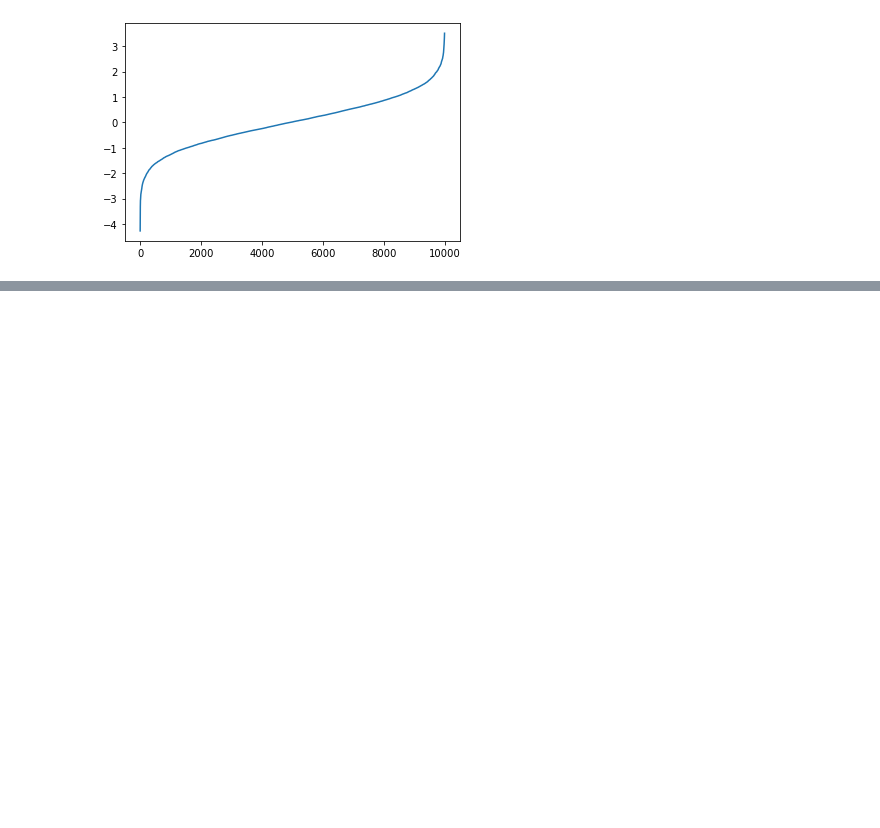
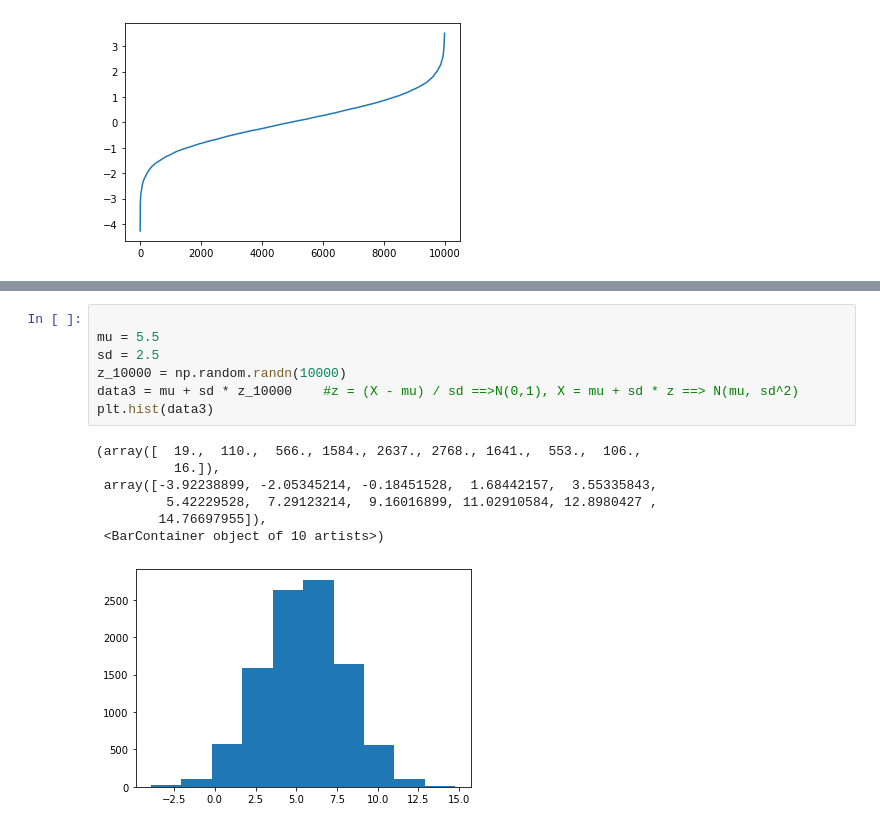
Before and after one commit to fgmolteni/Curso-Ciencia-de-Datos, a Jupyter notebook: seccion_2/S2_2_DistribucionProbabilisticas.ipynb, the cells around one changed output, grey strips where cells are left out. Drawn from its saved outputs; the diff is of its cells as text; blank space fills up the shorter version.

Commit message:
Distribucion Normal, 'random.randn()' y Teorema Central del Limite

```diff
--- a/seccion_2/S2_2_DistribucionProbabilisticas.ipynb
+++ b/seccion_2/S2_2_DistribucionProbabilisticas.ipynb
@@ -118,0 +133,15 @@ plt.plot(x2, sorted(data2))
+# %%
+
+mu = 5.5
+sd = 2.5
+z_10000 = np.random.randn(10000)
+data3 = mu + sd * z_10000    #z = (X - mu) / sd ==>N(0,1), X = mu + sd * z ==> N(mu, sd^2)
+plt.hist(data3)
+# %% [output]
+(array([  19.,  110.,  566., 1584., 2637., 2768., 1641.,  553.,  106.,
+          16.]),
+ array([-3.92238899, -2.05345214, -0.18451528,  1.68442157,  3.55335843,
+         5.42229528,  7.29123214,  9.16016899, 11.02910584, 12.8980427 ,
+        14.76697955]),
+ <BarContainer object of 10 artists>)
+[figure, added]
```
Also changed, not shown: parts of 4 cells of this notebook.
